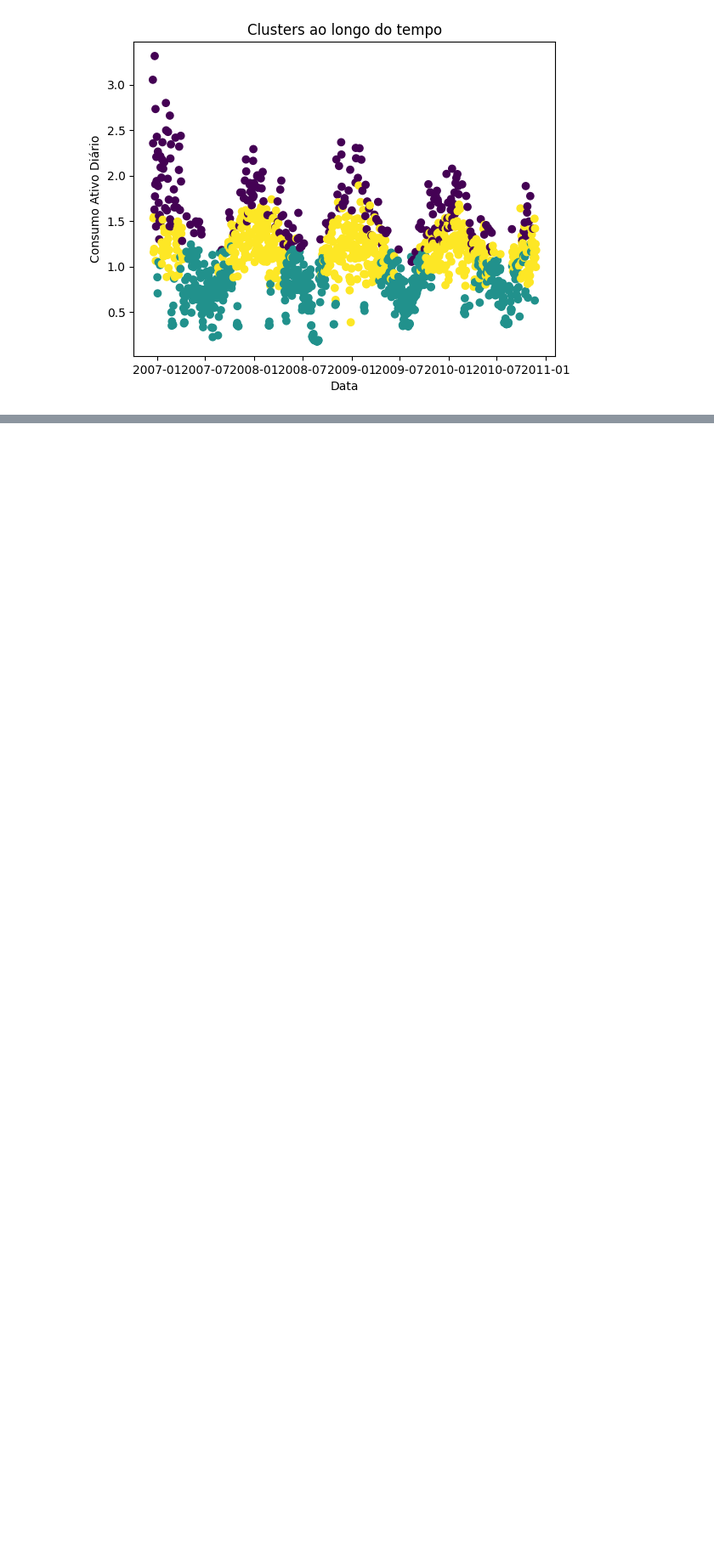
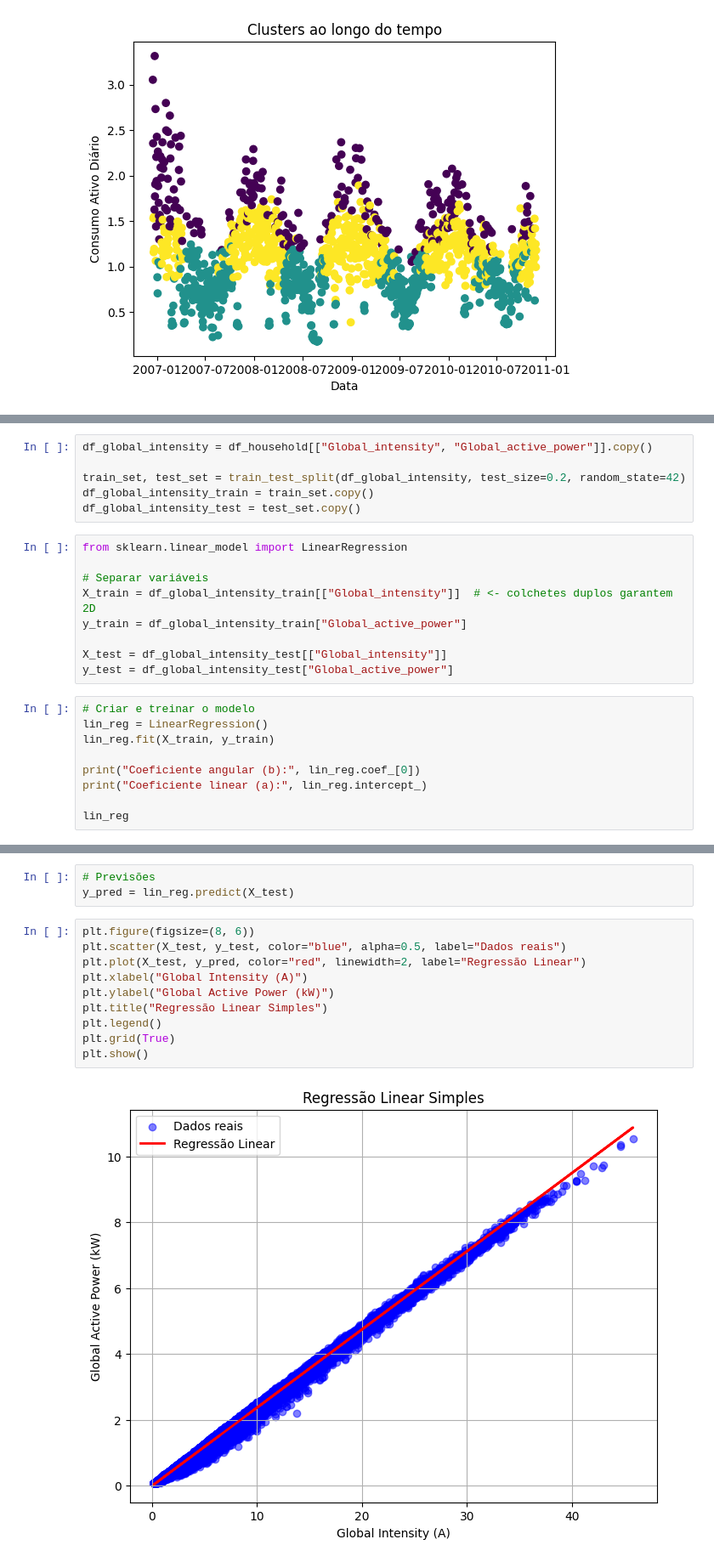
Before and after one commit to Entrega-CheckPoint/IOT-IOB-GENERATIVE-IA-CP04, a Jupyter notebook: checkpoint.ipynb, the cells around one changed output, grey strips where cells are left out. Shown at 85% size. Saved outputs shown, nothing was run; the diff lists cells and outputs as text; blank space fills up the shorter version.

```diff
--- a/checkpoint.ipynb
+++ b/checkpoint.ipynb
@@ -587,0 +667,24 @@ Exemplo: pode aparecer um cluster de dias com alta intensidade mas tensão baixa
+# %%
+df_global_intensity = df_household[["Global_intensity", "Global_active_power"]].copy()
+
+train_set, test_set = train_test_split(df_global_intensity, test_size=0.2, random_state=42)
+df_global_intensity_train = train_set.copy()
+df_global_intensity_test = test_set.copy()
+# %%
+from sklearn.linear_model import LinearRegression
+
+# Separar variáveis
+X_train = df_global_intensity_train[["Global_intensity"]]  # <- colchetes duplos garantem 2D
+y_train = df_global_intensity_train["Global_active_power"]
+
+X_test = df_global_intensity_test[["Global_intensity"]]
+y_test = df_global_intensity_test["Global_active_power"]
+# %%
+# Criar e treinar o modelo
+lin_reg = LinearRegression()
+lin_reg.fit(X_train, y_train)
+
+print("Coeficiente angular (b):", lin_reg.coef_[0])
+print("Coeficiente linear (a):", lin_reg.intercept_)
+
+lin_reg
@@ -587,0 +695,15 @@ Exemplo: pode aparecer um cluster de dias com alta intensidade mas tensão baixa
+# %%
+# Previsões
+y_pred = lin_reg.predict(X_test)
+# %%
+plt.figure(figsize=(8, 6))
+plt.scatter(X_test, y_test, color="blue", alpha=0.5, label="Dados reais")
+plt.plot(X_test, y_pred, color="red", linewidth=2, label="Regressão Linear")
+plt.xlabel("Global Intensity (A)")
+plt.ylabel("Global Active Power (kW)")
+plt.title("Regressão Linear Simples")
+plt.legend()
+plt.grid(True)
+plt.show()
+# %% [output]
+[figure, added]
```
Also changed, not shown: parts of 19 cells of this notebook.
